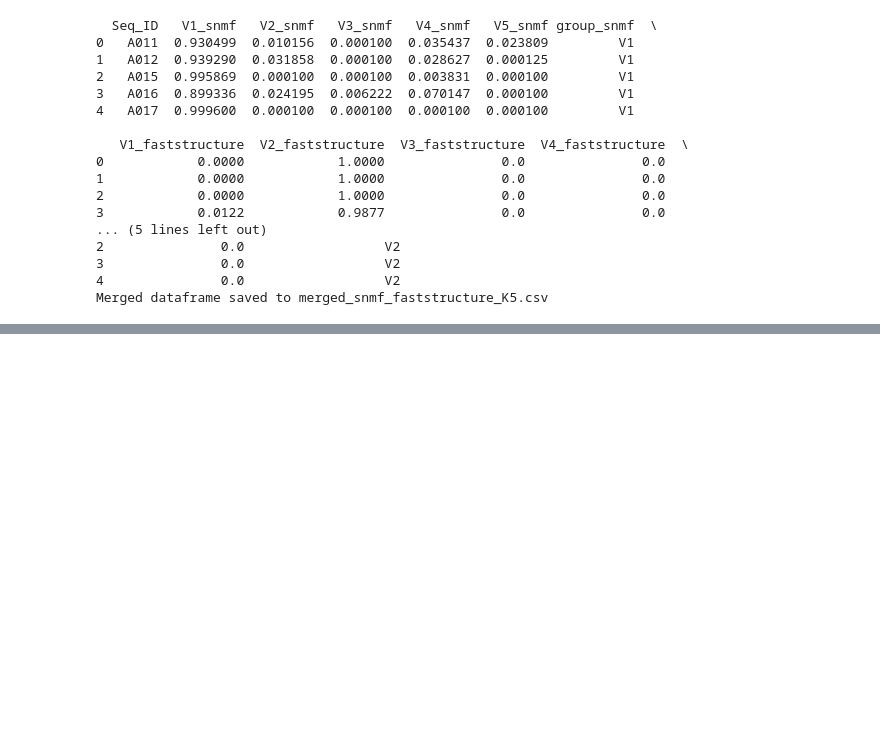
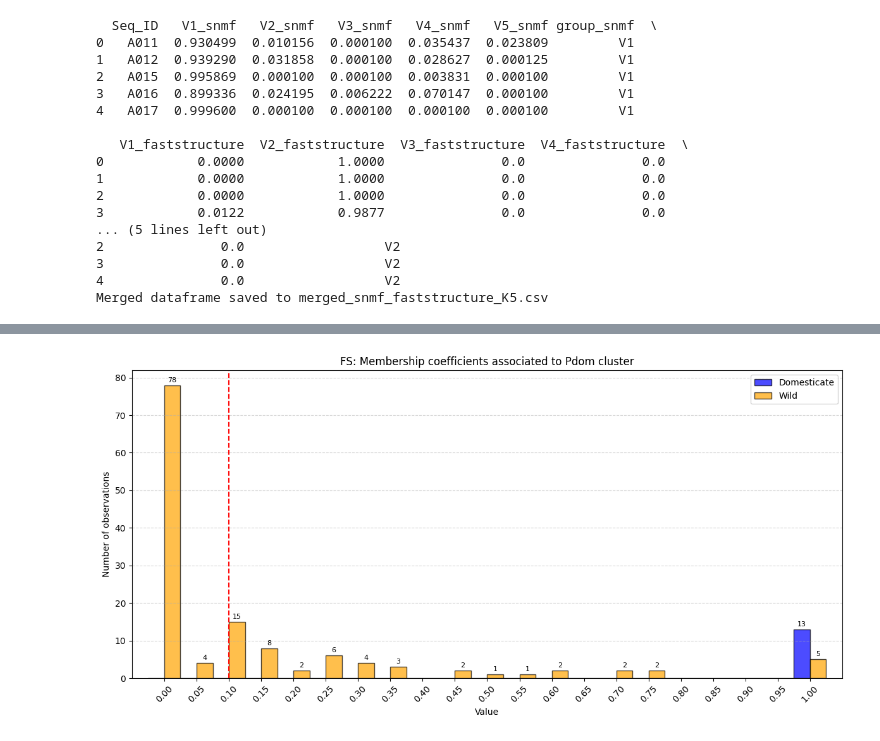
Before and after one commit to CornilleEclecticLab/Apple-Genomic_offset, a Jupyter notebook: 01-Population_structure/03-membership_coefficient_investigating/bin/Investigate_membership_coefficient.ipynb, the cells around one changed output, grey strips where cells are left out. Saved outputs shown, nothing was run; the diff lists cells and outputs as text; code cells hidden in the pictures; blank space fills up the shorter version.

```diff
--- a/01-Population_structure/03-membership_coefficient_investigating/bin/Investigate_membership_coefficient.ipynb
+++ b/01-Population_structure/03-membership_coefficient_investigating/bin/Investigate_membership_coefficient.ipynb
@@ -158,0 +214,61 @@ Merged dataframe saved to merged_snmf_faststructure_K5.csv
+# %%
+# FastStructure plot
+
+import matplotlib.pyplot as plt
+import numpy as np
+
+# Données
+list1 = [
+    1.00, 1.00, 1.00, 0.99, 1.00, 1.00, 1.00, 1.00, 1.00, 1.00, 1.00, 1.00, 1.00
+]
+
+list2 = [
+    0.20, 0.23, 0.11, 0.15, 0.13, 0.00, 0.16, 0.08, 0.00, 0.00, 0.10, 0.10, 0.00, 0.00, 0.00,
+    1.00, 0.20, 0.43, 0.23, 0.16, 0.13, 0.09, 0.08, 0.00, 0.11, 0.09, 0.12, 0.00, 0.09, 0.37,
+    0.00, 0.00, 0.00, 0.31, 0.12, 0.00, 0.26, 0.00, 0.00, 0.31, 1.00, 0.00, 0.06, 0.00, 0.02,
+    0.27, 0.13, 0.00, 1.00, 0.00, 0.00, 0.00, 0.68, 0.00, 0.00, 0.00, 0.00, 0.00, 0.00, 0.00,
+    0.12, 0.00, 0.00, 0.00, 0.00, 0.00, 0.00, 0.00, 0.00, 0.00, 0.12, 0.00, 0.16, 0.00, 0.00,
+    0.24, 0.00, 0.00, 0.00, 0.00, 0.00, 0.28, 0.55, 0.69, 0.12, 0.14, 0.77, 0.00, 0.00, 0.04,
+    0.61, 0.00, 0.00, 0.00, 0.00, 0.00, 0.00, 0.00, 0.00, 0.00, 0.00, 0.00, 0.00, 0.00, 0.01,
+    0.00, 0.26, 0.08, 0.00, 0.00, 0.00, 0.00, 0.00, 0.00, 0.00, 0.52, 0.75, 0.00, 0.00, 0.34,
+    1.00, 0.06, 0.00, 0.00, 0.00, 0.28, 0.00, 0.58, 0.00, 1.00, 0.00, 0.47, 0.33, 0.00, 0.03
+]
+
+# Bins avec un centre à 0
+step = 0.05
+bins = np.arange(-step/2, 1 + step, step)  # Commence à -0.025, se termine à 1.0
+bin_centers = bins[:-1] + step / 2
+
+# Comptages
+counts1, _ = np.histogram(list1, bins=bins)
+counts2, _ = np.histogram(list2, bins=bins)
+
+# Tracé
+plt.figure(figsize=(12, 6))
+bars1 = plt.bar(bin_centers - step/4, counts1, width=step/2, alpha=0.7, label="Domesticate", color="blue", edgecolor='black')
+bars2 = plt.bar(bin_centers + step/4, counts2, width=step/2, alpha=0.7, label="Wild", color="orange", edgecolor='black')
+
+# Affichage des valeurs au-dessus des barres
+for bar in bars1 + bars2:
+    height = bar.get_height()
+    if height > 0:
+        plt.text(bar.get_x() + bar.get_width()/2, height + 0.5, str(height), ha='center', va='bottom', fontsize=8)
+
+# Axes
+plt.xlabel("Value")
+plt.ylabel("Number of observations")
+plt.title("FS: Membership coefficients associated to Pdom cluster")
+plt.xticks(bin_centers, [f"{x:.2f}" for x in bin_centers], rotation=45)
+plt.xlim(-0.05, 1.05)
+plt.legend()
+plt.grid(True, axis='y', linestyle='--', alpha=0.5)
+plt.tight_layout()
+plt.axvline(x=0.1, linestyle='--', color='red', alpha=1)
+#plt.show()
+
+#save the plot
+plt.savefig("../out/s03.structure_plot_spe/membership_coefficients_Pdom_cluster_FS.png", dpi=300)
+# as svg
+plt.savefig("../out/s03.structure_plot_spe/membership_coefficients_Pdom_cluster_FS.svg")
+# %% [output]
+[figure, added]
```
Also changed, not shown: parts of 2 cells of this notebook, 5 other files.
